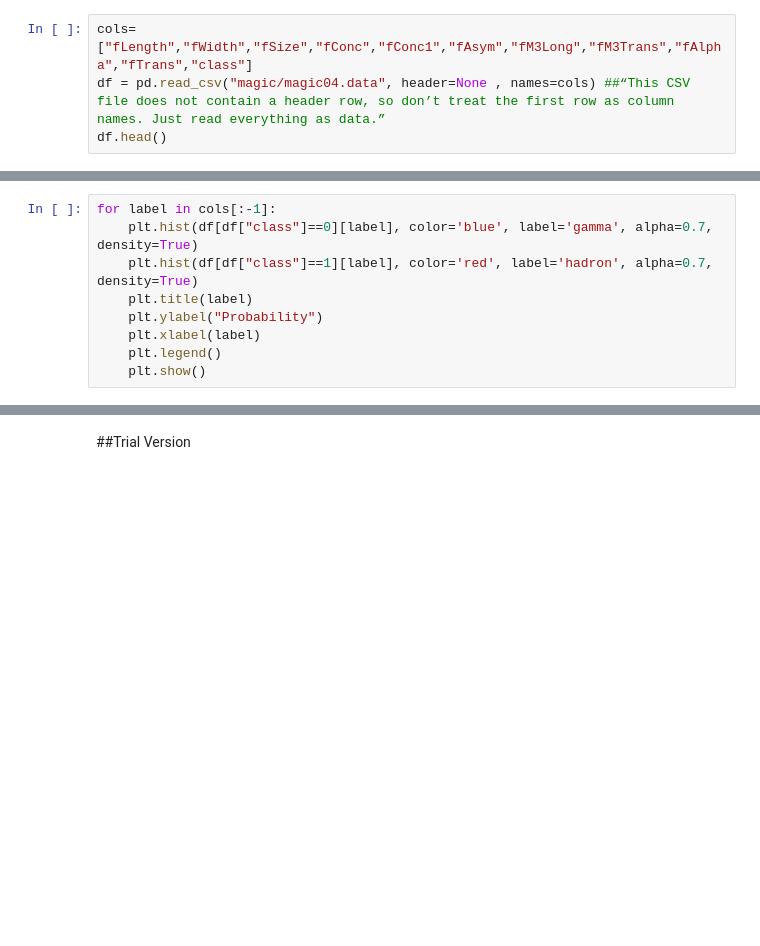
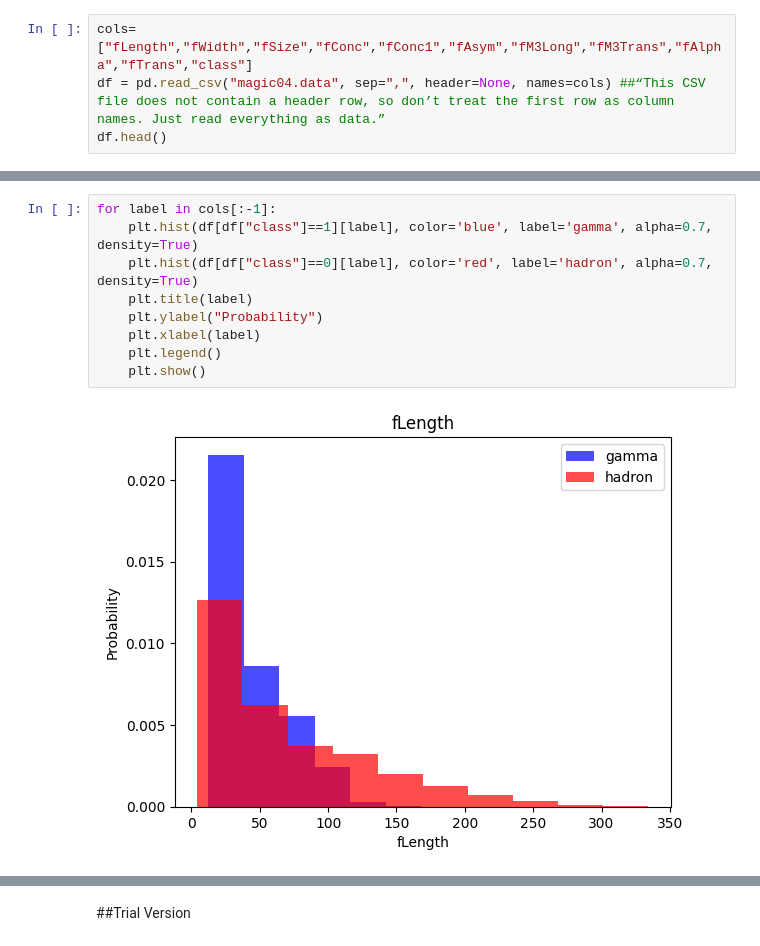
Before and after one commit to thesujalgaur/DATA-SCIENCE-Personal, a Jupyter notebook: Machine Learning/first.ipynb, the cells around one changed output, grey strips where cells are left out. Saved outputs shown, nothing was run; the diff lists cells and outputs as text; blank space fills up the shorter version.

```diff
--- a/Machine Learning/first.ipynb
+++ b/Machine Learning/first.ipynb
@@ -5,4 +7,4 @@ import matplotlib.pyplot as plt
 # %%
 cols=["fLength","fWidth","fSize","fConc","fConc1","fAsym","fM3Long","fM3Trans","fAlpha","fTrans","class"]
-df = pd.read_csv("magic/magic04.data", header=None , names=cols) ##“This CSV file does not contain a header row, so don’t treat the first row as column names. Just read everything as data.”
+df = pd.read_csv("magic04.data", sep=",", header=None, names=cols) ##“This CSV file does not contain a header row, so don’t treat the first row as column names. Just read everything as data.”
 df.head()
@@ -14,9 +32,11 @@ df.head()
 # %%
 for label in cols[:-1]:
-    plt.hist(df[df["class"]==0][label], color='blue', label='gamma', alpha=0.7, density=True)
-    plt.hist(df[df["class"]==1][label], color='red', label='hadron', alpha=0.7, density=True)
+    plt.hist(df[df["class"]==1][label], color='blue', label='gamma', alpha=0.7, density=True)
+    plt.hist(df[df["class"]==0][label], color='red', label='hadron', alpha=0.7, density=True)
     plt.title(label)
     plt.ylabel("Probability")
     plt.xlabel(label)
     plt.legend()
     plt.show()
+# %% [output]
+[figure, added]
```
Also changed, not shown: parts of 9 cells of this notebook, 4 other files.
